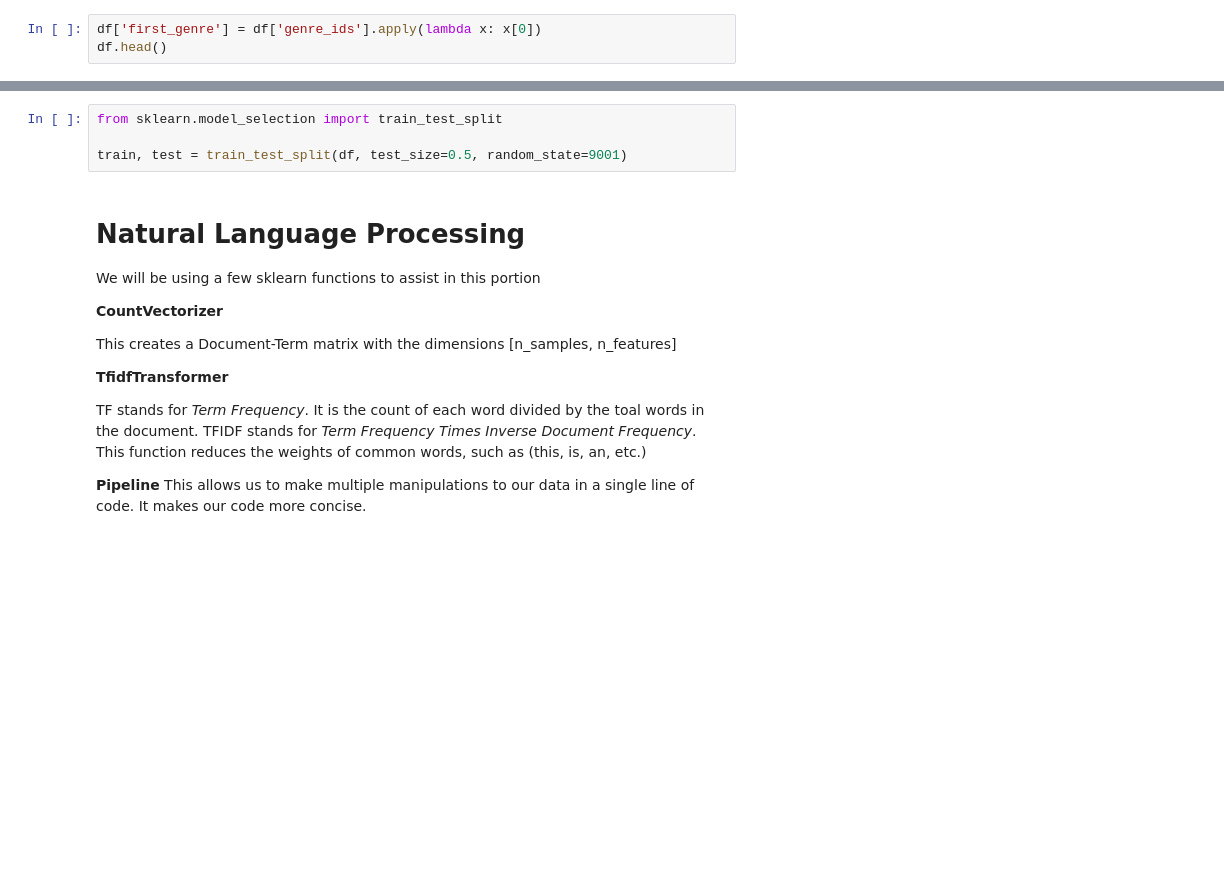
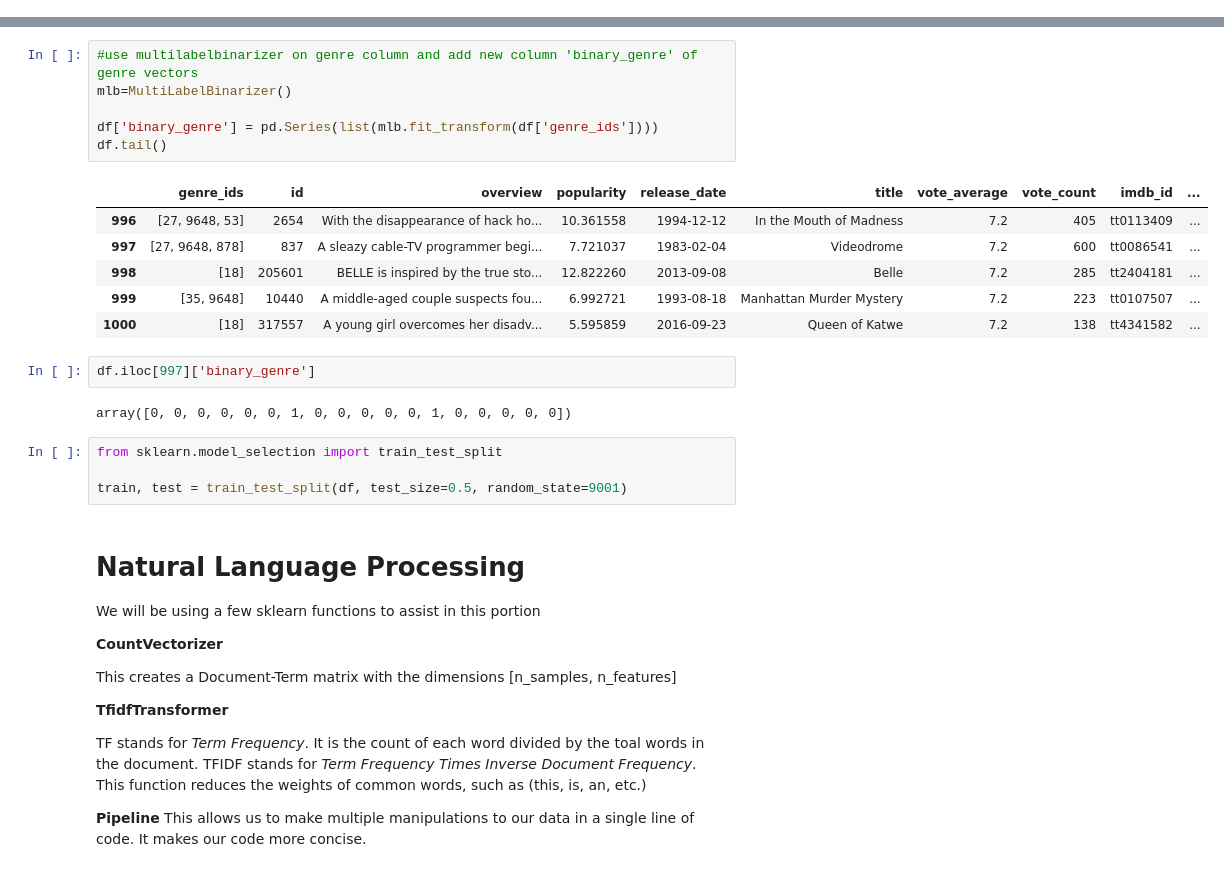
Before and after one commit to Nick-Morgan/Python-Movie-Genre-Predictor, a Jupyter notebook: NLP - Andrew.ipynb, the cells around one changed output, grey strips where cells are left out. Saved outputs shown, nothing was run; the diff lists cells and outputs as text; blank space fills up the shorter version.

```diff
--- a/NLP - Andrew.ipynb
+++ b/NLP - Andrew.ipynb
@@ -17,3 +28,0 @@ df = df[df['genre_ids'].str.len() != 0]
-# %%
-df['first_genre'] = df['genre_ids'].apply(lambda x: x[0])
-df.head()
@@ -27,3 +86,20 @@ df.head()
+# %%
+#use multilabelbinarizer on genre column and add new column 'binary_genre' of genre vectors
+mlb=MultiLabelBinarizer()
+
+df['binary_genre'] = pd.Series(list(mlb.fit_transform(df['genre_ids'])))
+df.tail()
+# %% [output]
+|  | genre_ids | id | overview | popularity | release_date | title | vote_average | vote_count | imdb_id | ... |
+| 996 | [27, 9648, 53] | 2654 | With the disappearance of hack ho... | 10.361558 | 1994-12-12 | In the Mouth of Madness | 7.2 | 405 | tt0113409 | ... |
+| 997 | [27, 9648, 878] | 837 | A sleazy cable-TV programmer begi... | 7.721037 | 1983-02-04 | Videodrome | 7.2 | 600 | tt0086541 | ... |
+| 998 | [18] | 205601 | BELLE is inspired by the true sto... | 12.822260 | 2013-09-08 | Belle | 7.2 | 285 | tt2404181 | ... |
+| 999 | [35, 9648] | 10440 | A middle-aged couple suspects fou... | 6.992721 | 1993-08-18 | Manhattan Murder Mystery | 7.2 | 223 | tt0107507 | ... |
+| 1000 | [18] | 317557 | A young girl overcomes her disadv... | 5.595859 | 2016-09-23 | Queen of Katwe | 7.2 | 138 | tt4341582 | ... |
+# %%
+df.iloc[997]['binary_genre']
+# %% [output]
+array([0, 0, 0, 0, 0, 0, 1, 0, 0, 0, 0, 0, 1, 0, 0, 0, 0, 0])
 # %%
 from sklearn.model_selection import train_test_split
 
```
Also changed, not shown: parts of 14 cells of this notebook, 1 other file.
